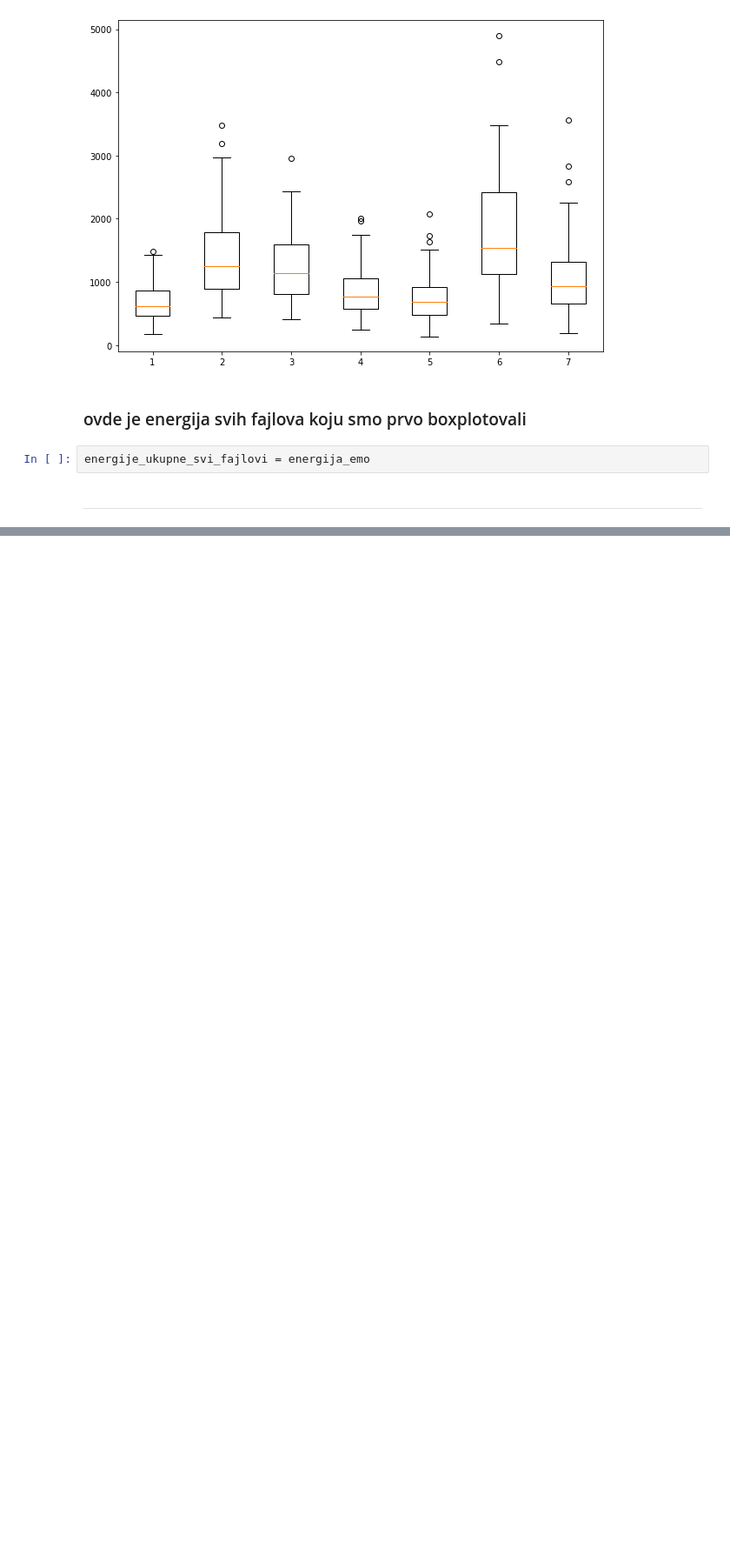
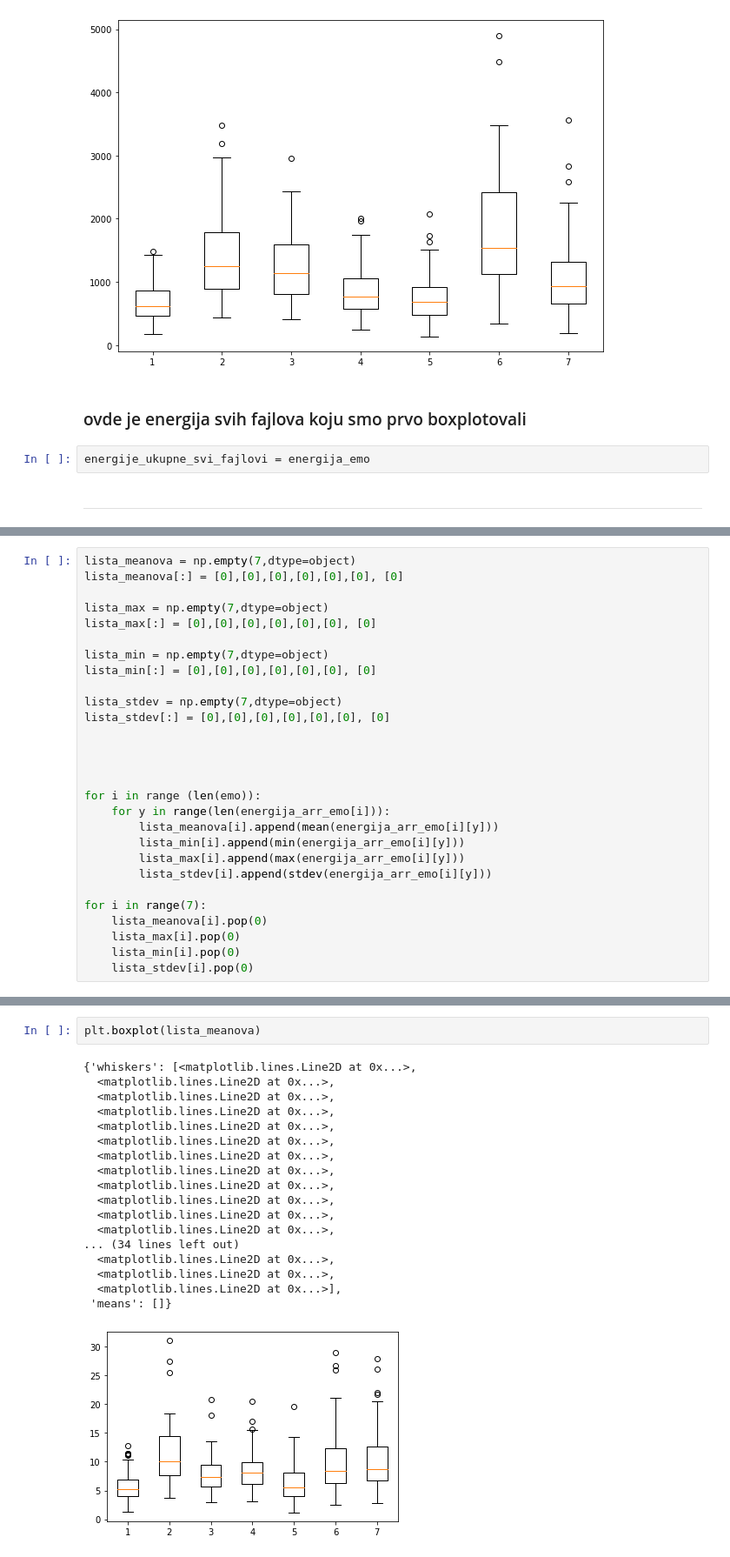
Before and after one commit to pfe-rs/lk-s-2023-prepoznavanje-emocija, a Jupyter notebook: ficer-probe.ipynb, the cells around one changed output, grey strips where cells are left out. Shown: that part at 87% size. Drawn from its saved outputs; the diff is of its cells as text; blank space fills up the shorter version.

```diff
--- a/ficer-probe.ipynb
+++ b/ficer-probe.ipynb
@@ -289,0 +314,28 @@ plt.show()
+# %%
+lista_meanova = np.empty(7,dtype=object)
+lista_meanova[:] = [0],[0],[0],[0],[0],[0], [0]
+
+lista_max = np.empty(7,dtype=object)
+lista_max[:] = [0],[0],[0],[0],[0],[0], [0]
+
+lista_min = np.empty(7,dtype=object)
+lista_min[:] = [0],[0],[0],[0],[0],[0], [0]
+
+lista_stdev = np.empty(7,dtype=object)
+lista_stdev[:] = [0],[0],[0],[0],[0],[0], [0]
+
+
+
+
+for i in range (len(emo)):
+    for y in range(len(energija_arr_emo[i])):
+        lista_meanova[i].append(mean(energija_arr_emo[i][y]))
+        lista_min[i].append(min(energija_arr_emo[i][y]))
+        lista_max[i].append(max(energija_arr_emo[i][y]))
+        lista_stdev[i].append(stdev(energija_arr_emo[i][y]))
+
+for i in range(7):
+    lista_meanova[i].pop(0)
+    lista_max[i].pop(0)
+    lista_min[i].pop(0)
+    lista_stdev[i].pop(0)
@@ -289,0 +346,21 @@ plt.show()
+# %%
+plt.boxplot(lista_meanova)
+# %% [output]
+{'whiskers': [<matplotlib.lines.Line2D at 0x...>,
+  <matplotlib.lines.Line2D at 0x...>,
+  <matplotlib.lines.Line2D at 0x...>,
+  <matplotlib.lines.Line2D at 0x...>,
+  <matplotlib.lines.Line2D at 0x...>,
+  <matplotlib.lines.Line2D at 0x...>,
+  <matplotlib.lines.Line2D at 0x...>,
+  <matplotlib.lines.Line2D at 0x...>,
+  <matplotlib.lines.Line2D at 0x...>,
+  <matplotlib.lines.Line2D at 0x...>,
+  <matplotlib.lines.Line2D at 0x...>,
+  <matplotlib.lines.Line2D at 0x...>,
+... (34 lines left out)
+  <matplotlib.lines.Line2D at 0x...>,
+  <matplotlib.lines.Line2D at 0x...>,
+  <matplotlib.lines.Line2D at 0x...>],
+ 'means': []}
+[figure, added]
```
Also changed, not shown: parts of 14 cells of this notebook.
